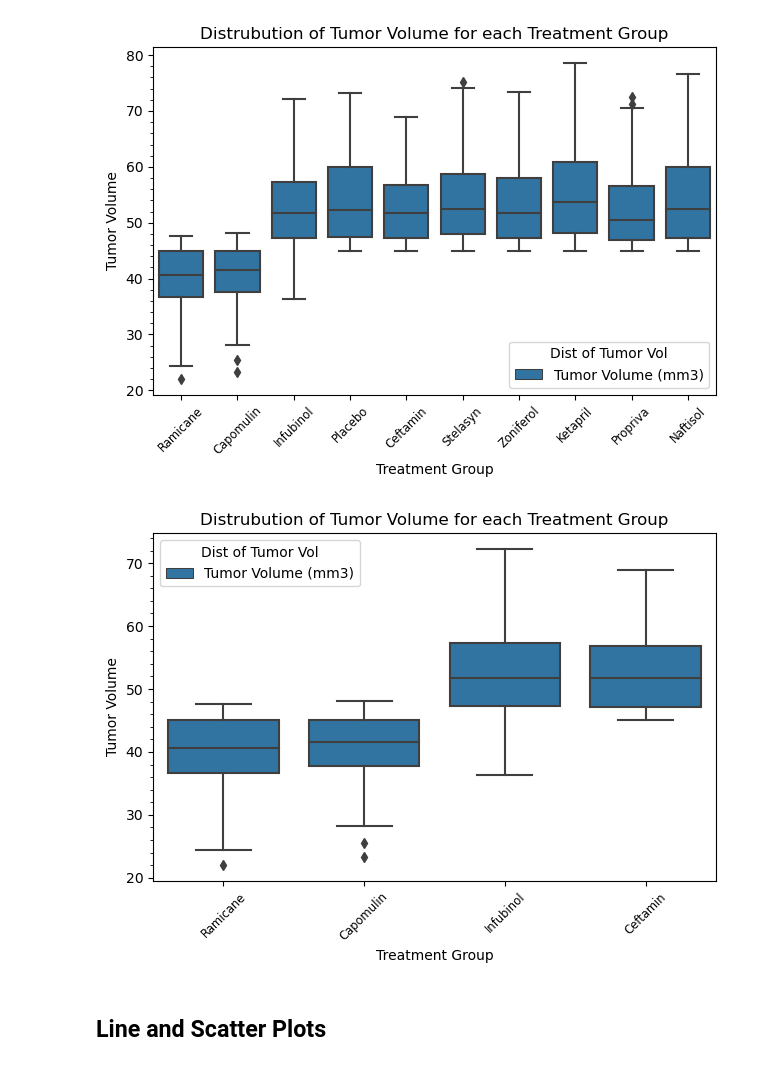
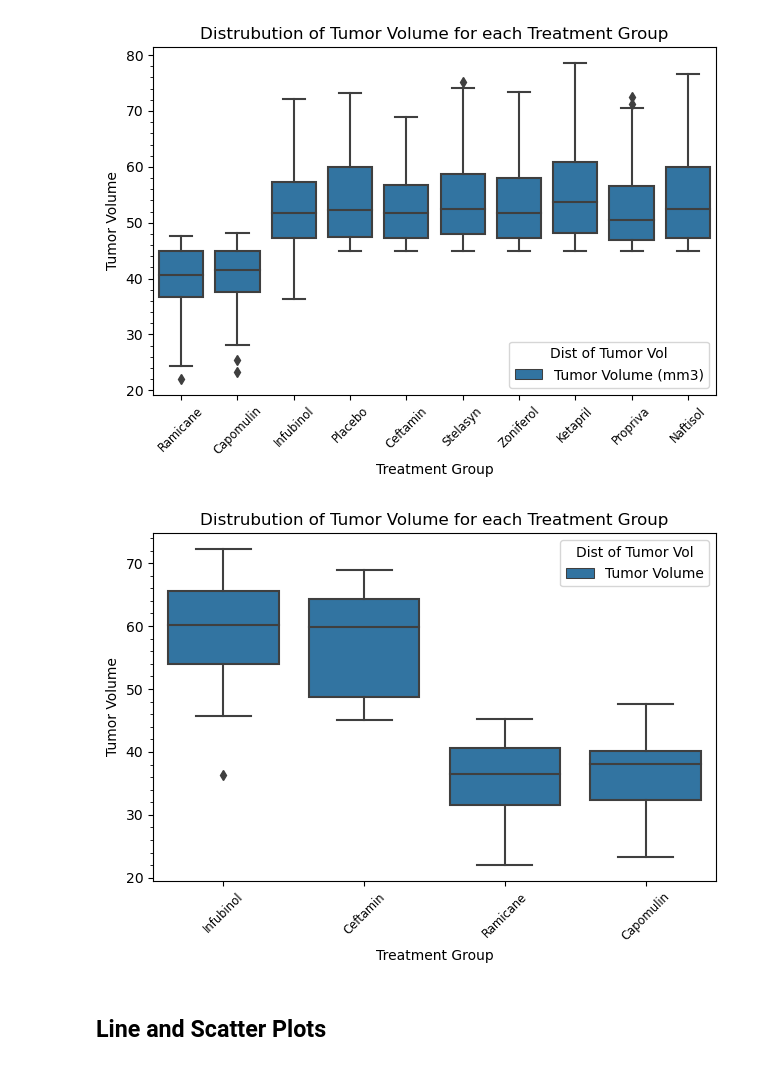
Before and after one commit to Smuthu03/Matplotlib_challenge, a Jupyter notebook: Matplotlib_challenge/Pymaceuticals/pymaceuticals_starter.ipynb, the cells around one changed output. Saved outputs shown, nothing was run; the diff lists cells and outputs as text; code cells hidden in the pictures.

```diff
--- a/Matplotlib_challenge/Pymaceuticals/pymaceuticals_starter.ipynb
+++ b/Matplotlib_challenge/Pymaceuticals/pymaceuticals_starter.ipynb
@@ -465,23 +458,23 @@ plt.show()
 # %%
 
 # Generate a box plot that shows the distrubution of the tumor volume for the four treatment groups.
-dd=pd.melt(clean_fnl_summ,id_vars=['Drug Regimen'],value_vars=['Tumor Volume (mm3)'],var_name='Dist of Tumor Vol')
+dd=pd.melt(mrg_max_tp,id_vars=['Drug Regimen'],value_vars=['Tumor Volume'],var_name='Dist of Tumor Vol')
 sns.boxplot(x='Drug Regimen',y='value',data=dd,hue='Dist of Tumor Vol')
 
 
 # Axis details
 plt.title('Distrubution of Tumor Volume for each Treatment Group')
 plt.ylabel('Tumor Volume')
 plt.xlabel('Treatment Group')
 plt.minorticks_on()
 plt.tick_params(axis='x', which='minor', bottom=False)
 plt.tick_params(axis='x', which='major', labelsize='small', rotation = 45)
 
 plt.tight_layout()
 #diplay figure
 plt.show()
 # %% [output]
-[figure, old version]
+[figure, new version]
 # %% [markdown]
 ## Line and Scatter Plots
 # %%
```
Also changed, not shown: parts of 5 cells of this notebook.
